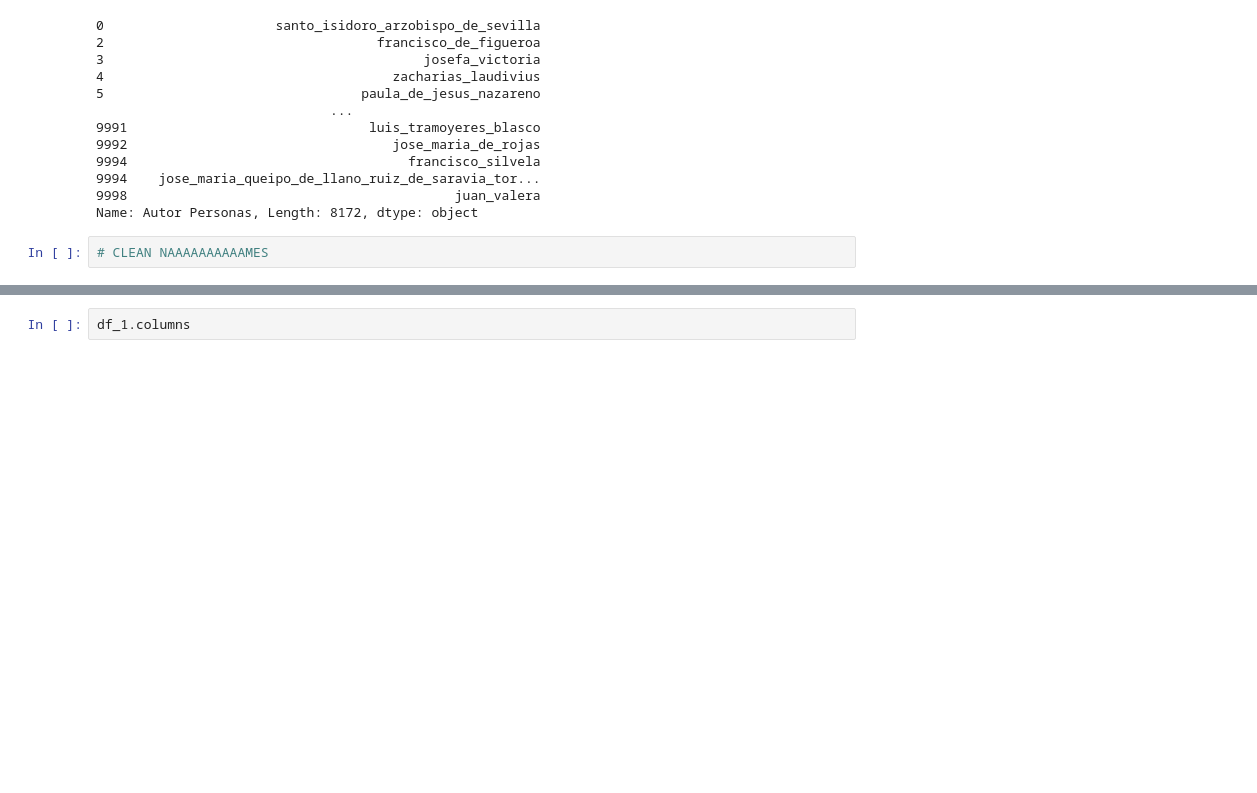
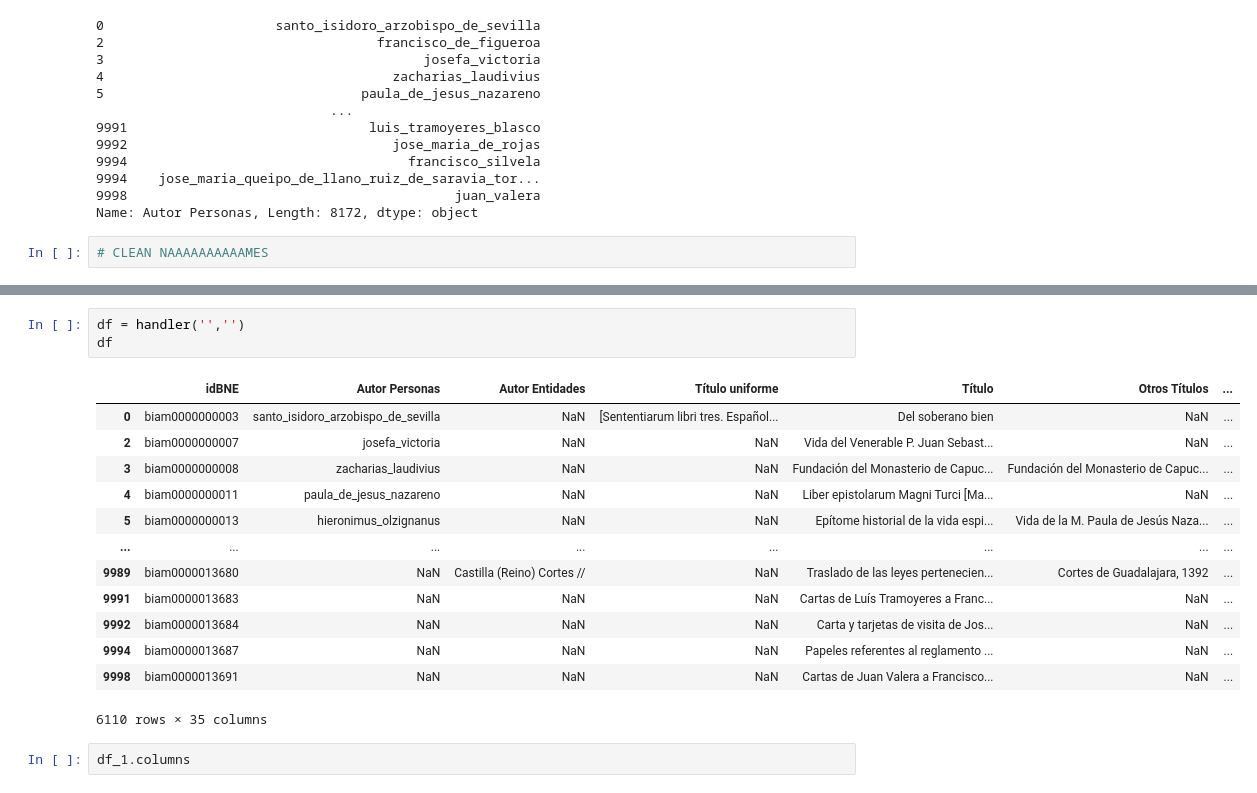
Before and after one commit to bishetheanswer/trial-docker, a Jupyter notebook: notebook.ipynb, the cells around one changed output, grey strips where cells are left out. Drawn from its saved outputs; the diff is of its cells as text; blank space fills up the shorter version.

```diff
--- a/notebook.ipynb
+++ b/notebook.ipynb
@@ -216,3 +338,20 @@ Name: Autor Personas, Length: 8172, dtype: object
+# %%
+df = handler('','')
+df
+# %% [output]
+|  | idBNE | Autor Personas | Autor Entidades | Título uniforme | Título | Otros Títulos | ... |
+| 0 | biam0000000003 | santo_isidoro_arzobispo_de_sevilla | NaN | [Sententiarum libri tres. Español... | Del soberano bien | NaN | ... |
+| 2 | biam0000000007 | josefa_victoria | NaN | NaN | Vida del Venerable P. Juan Sebast... | NaN | ... |
+| 3 | biam0000000008 | zacharias_laudivius | NaN | NaN | Fundación del Monasterio de Capuc... | Fundación del Monasterio de Capuc... | ... |
+| 4 | biam0000000011 | paula_de_jesus_nazareno | NaN | NaN | Liber epistolarum Magni Turci [Ma... | NaN | ... |
+| 5 | biam0000000013 | hieronimus_olzignanus | NaN | NaN | Epítome historial de la vida espi... | Vida de la M. Paula de Jesús Naza... | ... |
+| ... | ... | ... | ... | ... | ... | ... | ... |
+| 9989 | biam0000013680 | NaN | Castilla (Reino) Cortes // | NaN | Traslado de las leyes pertenecien... | Cortes de Guadalajara, 1392 | ... |
+| 9991 | biam0000013683 | NaN | NaN | NaN | Cartas de Luís Tramoyeres a Franc... | NaN | ... |
+| 9992 | biam0000013684 | NaN | NaN | NaN | Carta y tarjetas de visita de Jos... | NaN | ... |
+| 9994 | biam0000013687 | NaN | NaN | NaN | Papeles referentes al reglamento ... | NaN | ... |
+| 9998 | biam0000013691 | NaN | NaN | NaN | Cartas de Juan Valera a Francisco... | NaN | ... |
+6110 rows × 35 columns
 # %%
 df_1.columns
 # %% [output]
```
Also changed, not shown: parts of 8 cells of this notebook, 5 other files.
